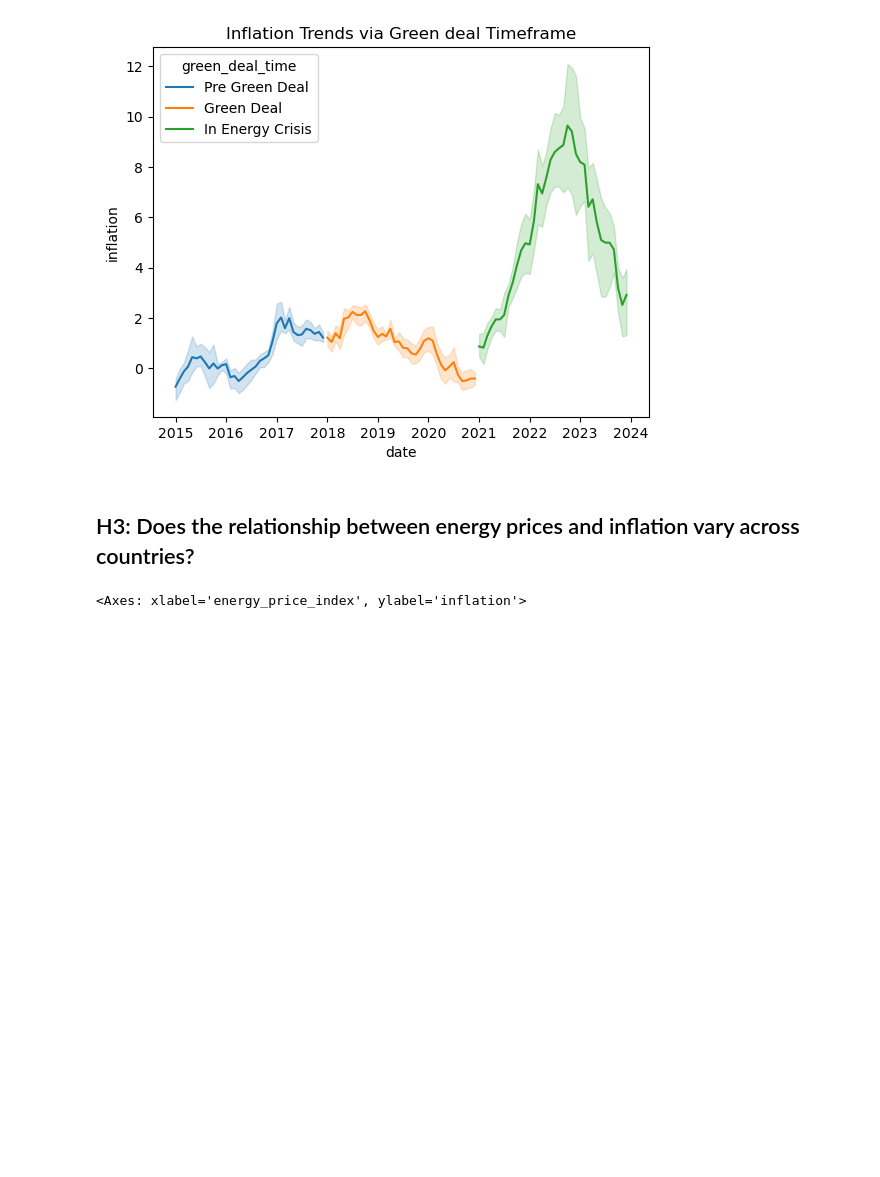
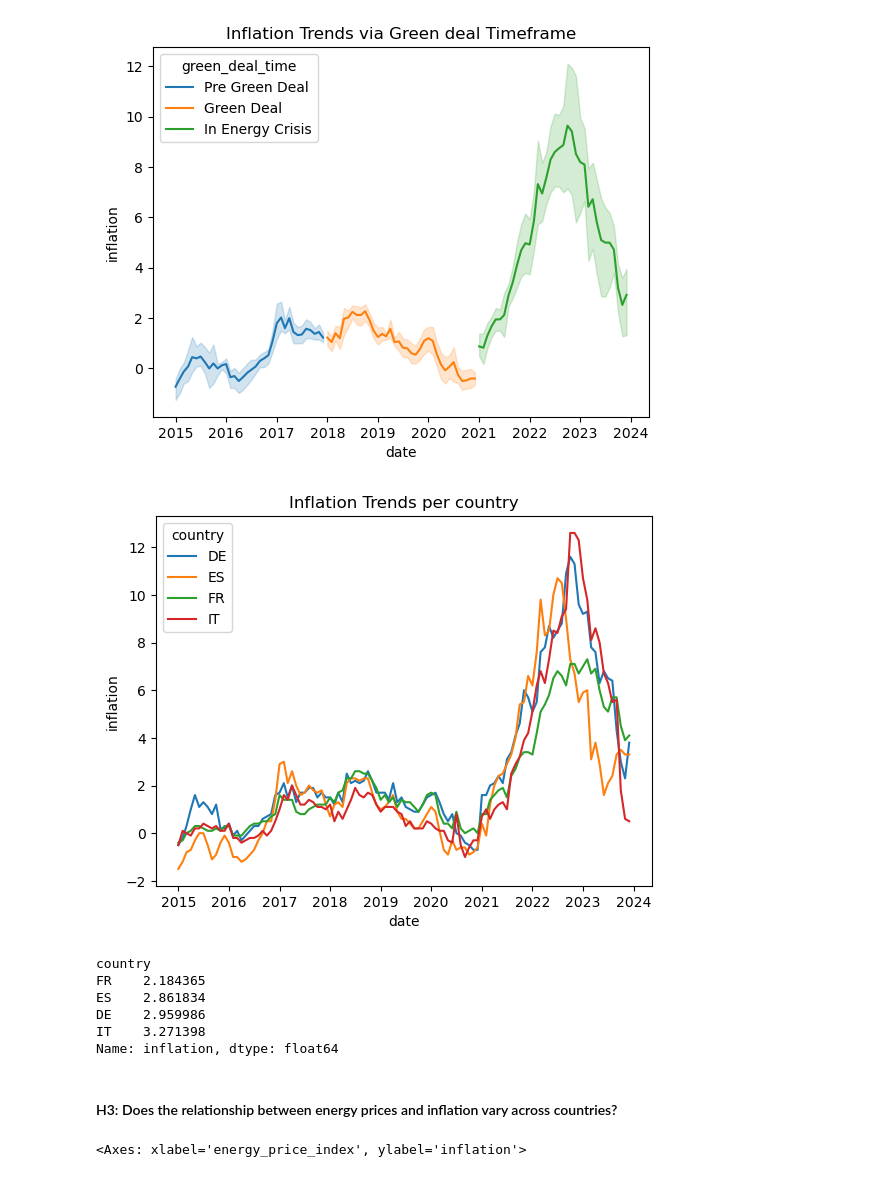
Before and after one commit to meisnerfiona-it/economic-impact-of-green-deal, a Jupyter notebook: 03_merge_datasets_Fiona.ipynb, the cells around one changed output. Cells and saved outputs as stored; diff of their text form; code cells hidden in the pictures; blank space fills up the shorter version.

```diff
--- a/03_merge_datasets_Fiona.ipynb
+++ b/03_merge_datasets_Fiona.ipynb
@@ -280,6 +360,25 @@ plt.title('Inflation Trends via Green deal Timeframe')
 plt.show()
 # %% [output]
 [figure]
+# %%
+df_visual = final_df.copy()
+df_visual['date'] = df_visual['date'].dt.to_timestamp()
+
+sns.lineplot(data=df_visual, x='date', y='inflation', hue='country')
+plt.title('Inflation Trends per country')
+plt.show()
+# %% [output]
+[figure, added]
+# %%
+resilience = df.groupby("country")["inflation"].std().sort_values()
+print(resilience)
+# %% [output]
+country
+FR    2.184365
+ES    2.861834
+DE    2.959986
+IT    3.271398
+Name: inflation, dtype: float64
 # %% [markdown]
-## H3: Does the relationship between energy prices and inflation vary across countries?
+#### H3: Does the relationship between energy prices and inflation vary across countries?
 # %%
```
Also changed, not shown: parts of 4 cells of this notebook.
